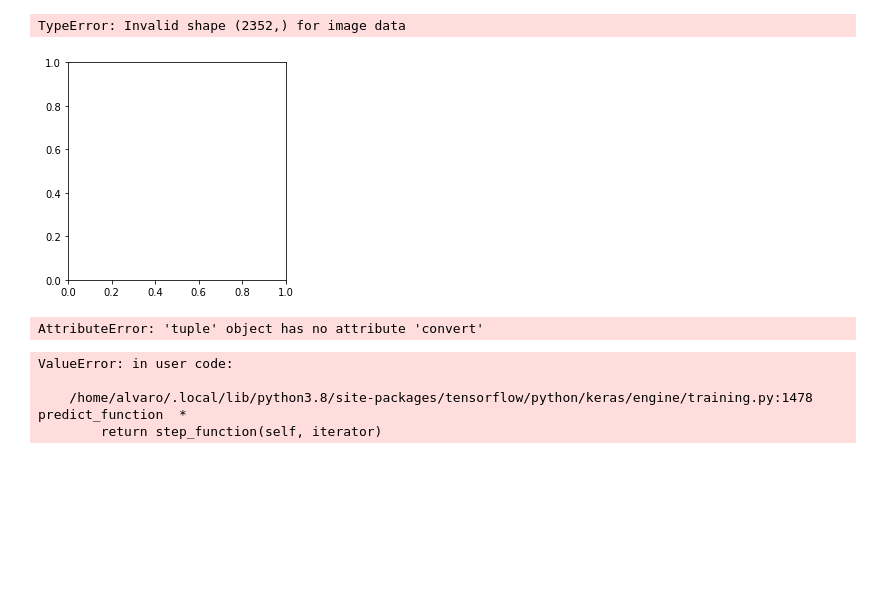
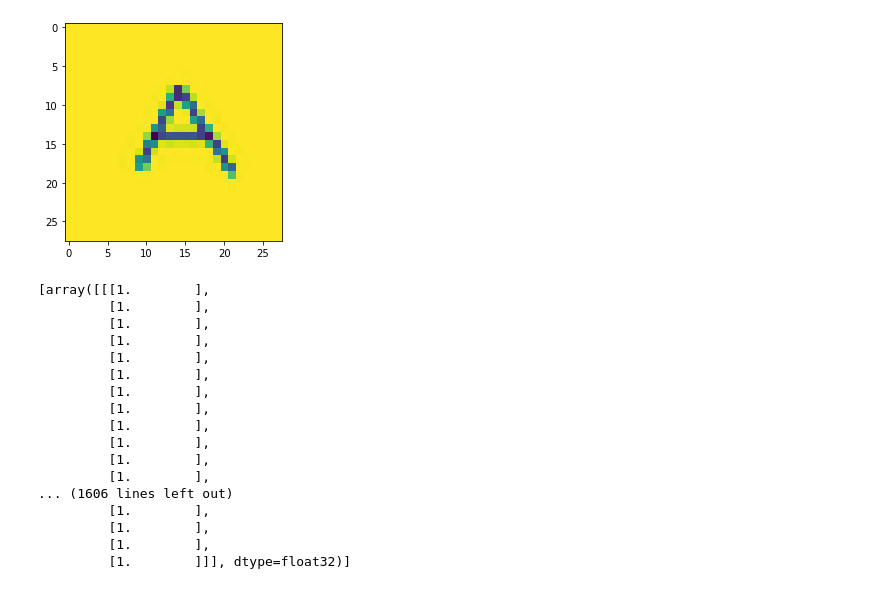
Before and after one commit to svalvaro/ShinyDraw, a Jupyter notebook: python_scripts/predictor.ipynb, the cells around one changed output. Drawn from its saved outputs; the diff is of its cells as text; code cells hidden in the pictures; blank space fills up the shorter version.

```diff
--- a/python_scripts/predictor.ipynb
+++ b/python_scripts/predictor.ipynb
@@ -24,30 +26,48 @@ image_path = '../www/plot1.png'
-# %%
-img = image.load_img(image_path, target_size=(28,28))
-img = image.img_to_array(img)b
-
-#img = img / 255
-
-plt.imshow(img)
-plt.show()
-
-
-#img = img.reshape( 28, 28, 1).astype('float32')
-# img = img / 255
-# %% [output]
-TypeError: Invalid shape (2352,) for image data
-[figure, removed]
-# %%
-from PIL import Image
-
-img = Image.open(image_path)
-
-img.size.convert('L')
-# %% [output]
-AttributeError: 'tuple' object has no attribute 'convert'
-# %%
-model.predict(img)
-# %% [output]
-ValueError: in user code:
-
-    /home/alvaro/.local/lib/python3.8/site-packages/tensorflow/python/keras/engine/training.py:1478 predict_function  *
-        return step_function(self, iterator)
+# %%
+imageList = []
+
+path = '../www/pictures_to_predict/'
+
+size = 28,28
+
+for file in os.listdir(path):
+    f_img = path + file
+    img = Image.open(f_img)
+    img = img.convert('L')
+
+    img.thumbnail(size, Image.ANTIALIAS)
+
+
+    img = img_to_array(img).astype('float32')
+
+    img = img / 255
+
+
+    imageList.append(img)
+# %%
+samples_to_predict = np.array(imageList)
+
+plt.imshow(samples_to_predict[0])
+plt.show()
+# %% [output]
+[figure, added]
+# %%
+imageList
+# %% [output]
+[array([[[1.        ],
+         [1.        ],
+         [1.        ],
+         [1.        ],
+         [1.        ],
+         [1.        ],
+         [1.        ],
+         [1.        ],
+         [1.        ],
+         [1.        ],
+         [1.        ],
+         [1.        ],
+... (1606 lines left out)
+         [1.        ],
+         [1.        ],
+         [1.        ],
+         [1.        ]]], dtype=float32)]
```
Also changed, not shown: parts of 3 cells of this notebook, 4 other files.
